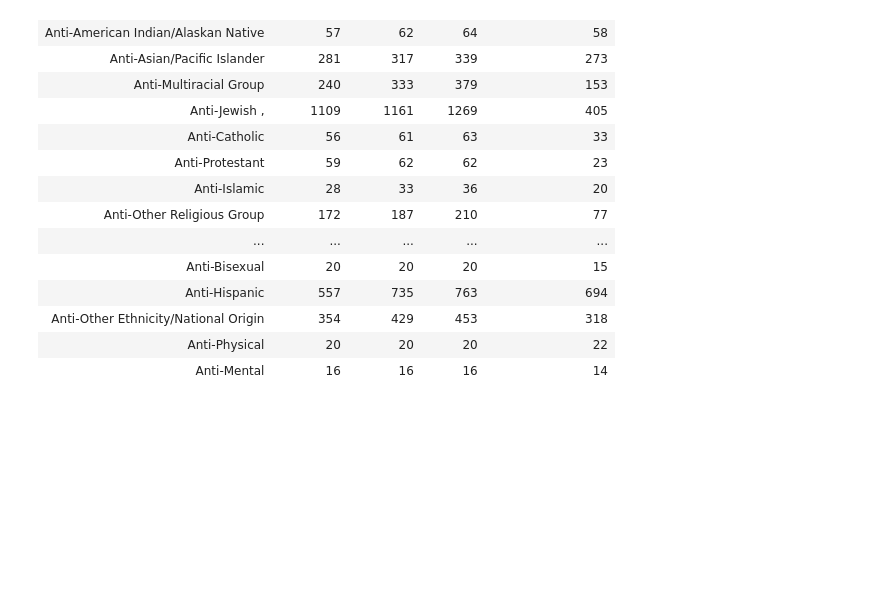
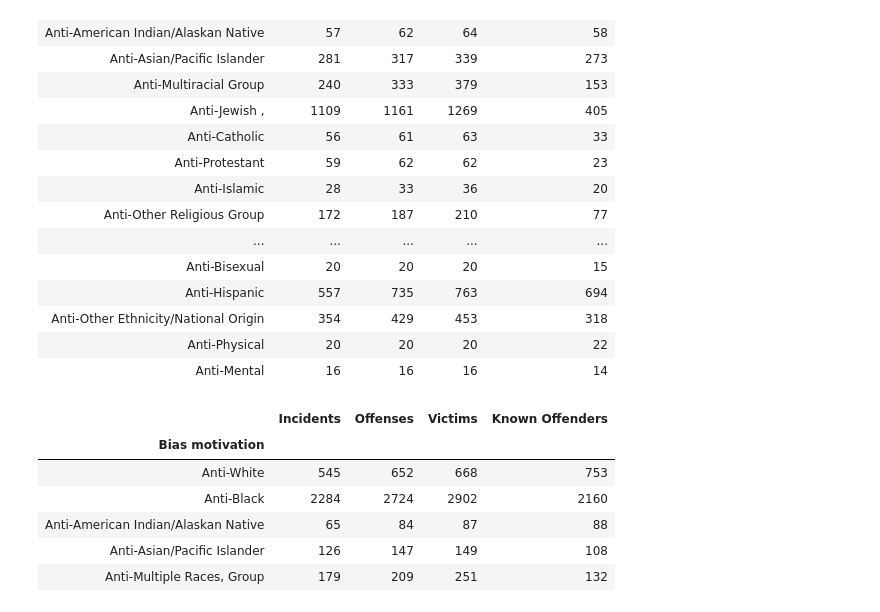
Before and after one commit to helenhc/Crime-Hate-Crime, a Jupyter notebook: tables 1 & 2.ipynb, the cells around one changed output. Saved outputs shown, nothing was run; the diff lists cells and outputs as text; code cells hidden in the pictures; blank space fills up the shorter version.

```diff
--- a/tables 1 & 2.ipynb
+++ b/tables 1 & 2.ipynb
@@ -419,3 +420,13 @@ t1_00
 | Anti-Other Ethnicity/National Origin | 354 | 429 | 453 | 318 |
 | Anti-Physical | 20 | 20 | 20 | 22 |
 | Anti-Mental | 16 | 16 | 16 | 14 |
+# %%
+t1_09.head()
+# %% [output]
+|  | Incidents | Offenses | Victims | Known Offenders |
+| Bias motivation |  |  |  |  |
+| Anti-White | 545 | 652 | 668 | 753 |
+| Anti-Black | 2284 | 2724 | 2902 | 2160 |
+| Anti-American Indian/Alaskan Native | 65 | 84 | 87 | 88 |
+| Anti-Asian/Pacific Islander | 126 | 147 | 149 | 108 |
+| Anti-Multiple Races, Group | 179 | 209 | 251 | 132 |
```
Also changed, not shown: parts of 5 cells of this notebook, 1 other file.
